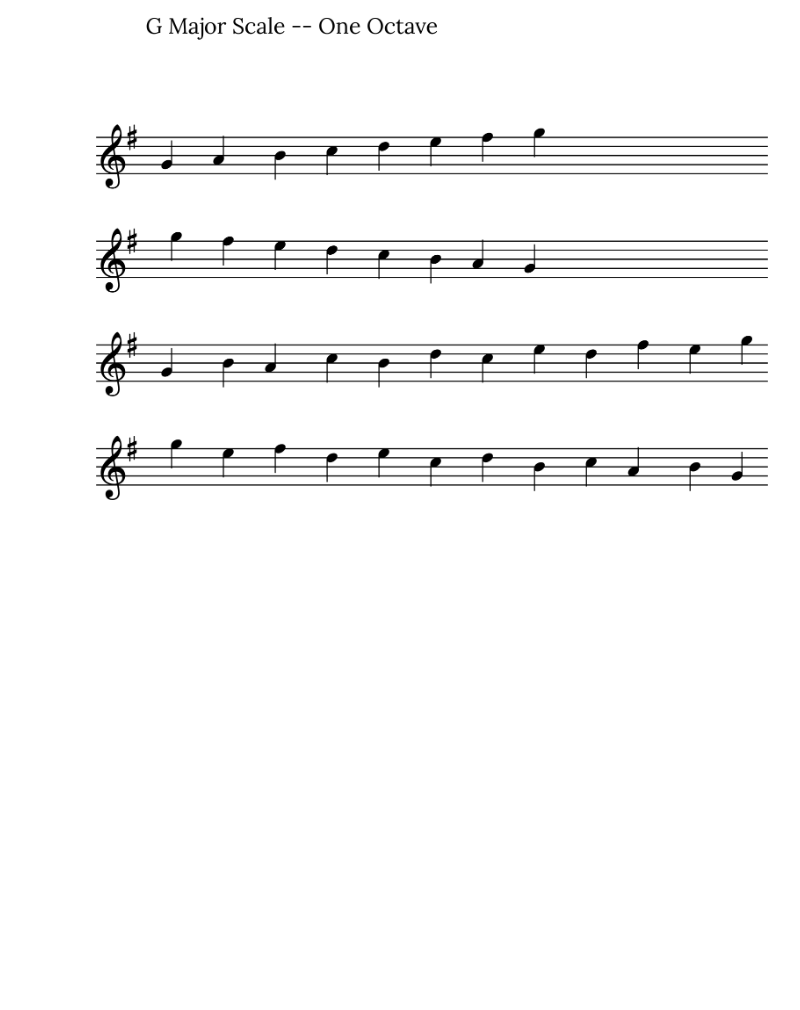
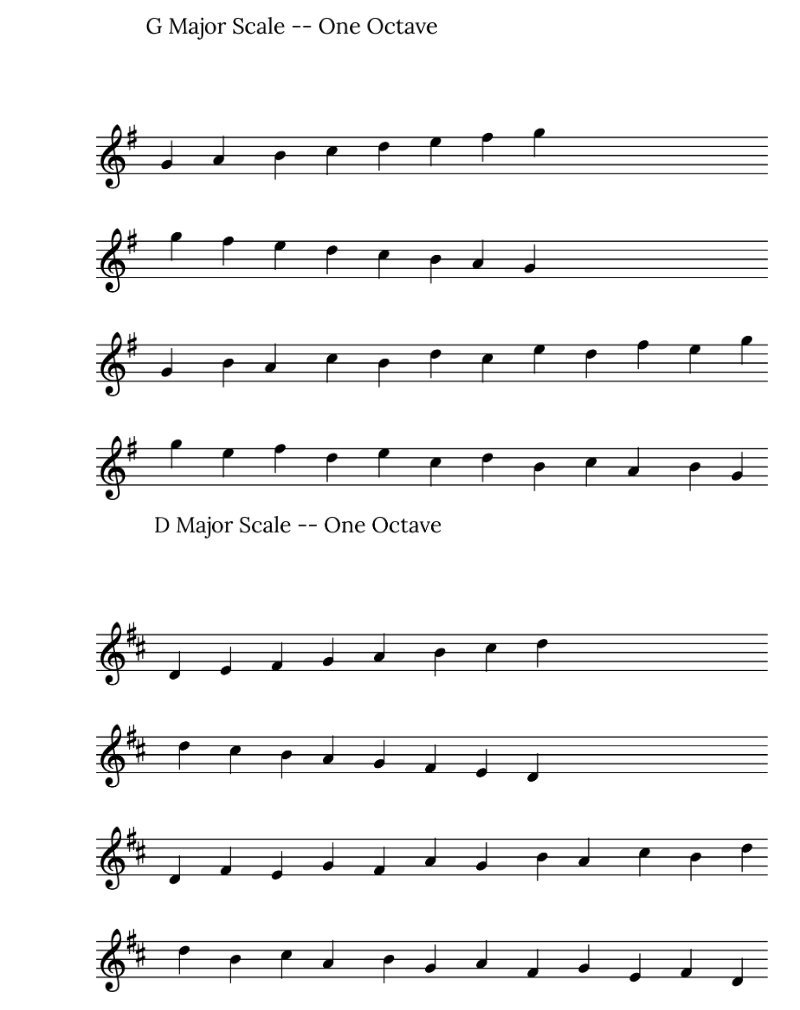
Before and after one commit to jv1522/musheet, a Jupyter notebook: notebooks/sheet_music_experiment.ipynb, the cells around one changed output. Drawn from its saved outputs; the diff is of its cells as text; code cells hidden in the pictures; blank space fills up the shorter version.

```diff
--- a/notebooks/sheet_music_experiment.ipynb
+++ b/notebooks/sheet_music_experiment.ipynb
@@ -51,3 +67,23 @@ music_sheet.render_notes(
 )
 # %% [output]
 [figure]
+# %%
+# Render d-scale
+d_major_scale_ascending_notes = ["d", "e", "f", "g", "a", "b", "c'", "d'"]
+d_major_scale_descending_notes = d_major_scale_ascending_notes[::-1]
+d_major_scale_ascending_arpegio_notes = [d_major_scale_ascending_notes[i] for sub_index in [[i, i + 2] for i in range(6)] for i in sub_index]
+d_major_scale_descending_arpegio_notes = d_major_scale_ascending_arpegio_notes[::-1]
+music_sheet.render_notes(
+    staves=[
+        d_major_scale_ascending_notes,
+        d_major_scale_descending_notes,
+        d_major_scale_ascending_arpegio_notes,
+        d_major_scale_descending_arpegio_notes
+    ],
+    scale="d_major",
+    clef_type="treble",
+    title_text="D Major Scale -- One Octave",
+    pdf_file_name="2_d_major_one_octave"
+)
+# %% [output]
+[figure, added]
```
Also changed, not shown: parts of 2 cells of this notebook.
